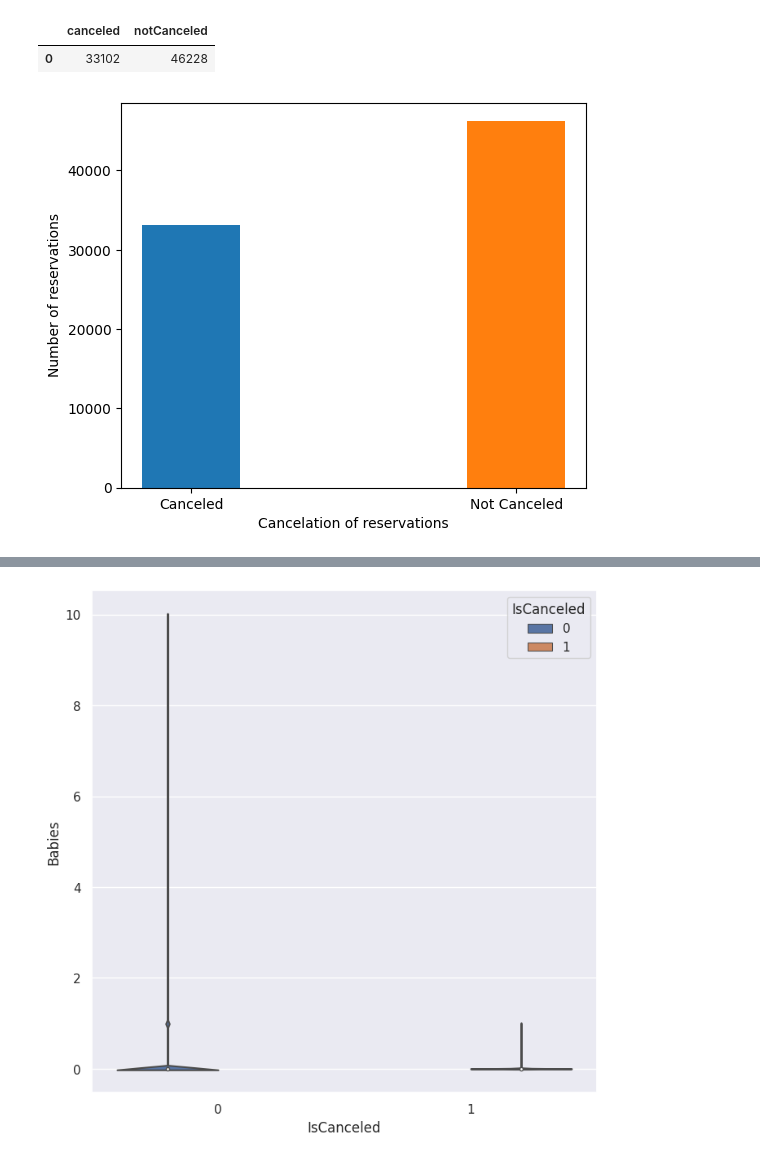
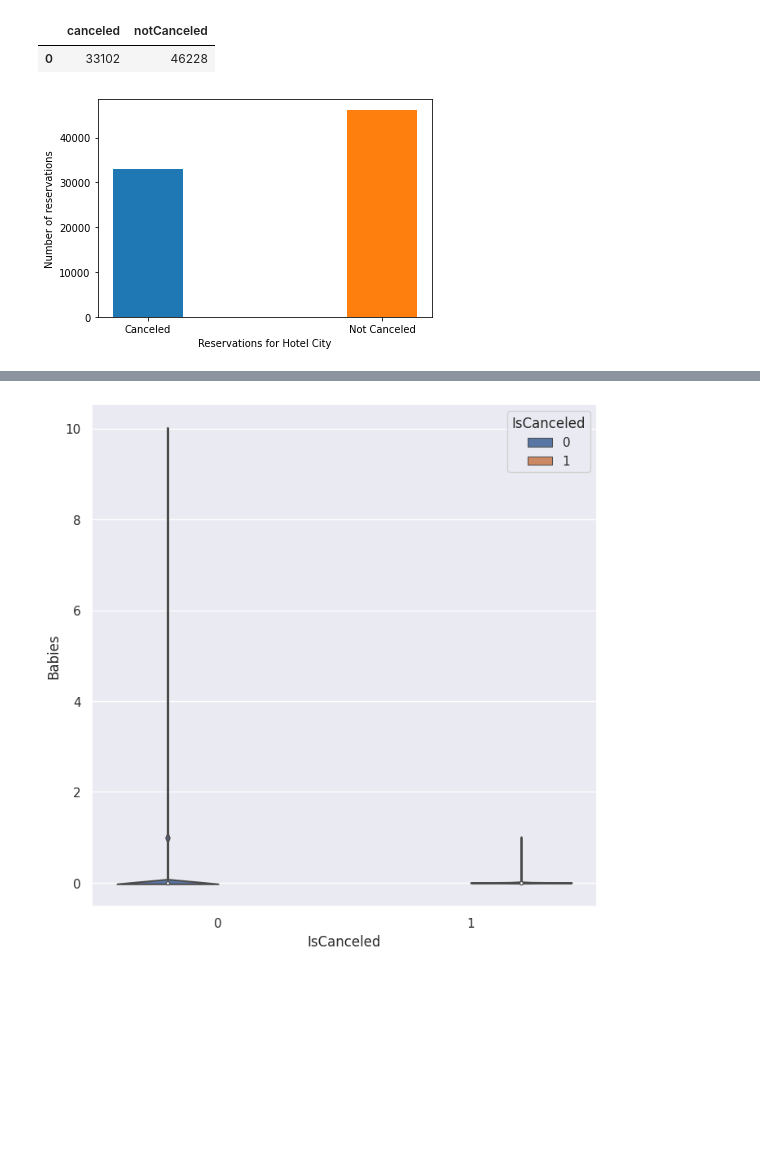
Before and after one commit to vanda1345/master, a Jupyter notebook: jupyter_sqlite/sqlite_hb_cv.ipynb, the cells around one changed output, grey strips where cells are left out. Cells and saved outputs as stored; diff of their text form; code cells hidden in the pictures; blank space fills up the shorter version.

```diff
--- a/jupyter_sqlite/sqlite_hb_cv.ipynb
+++ b/jupyter_sqlite/sqlite_hb_cv.ipynb
@@ -541,14 +543,14 @@ cancelations
 # %%
 plt.rcParams.update(plt.rcParamsDefault)
 # %%
-plt.figure(figsize=(6, 5))
+#plt.figure(figsize=(6, 5))
 plt.bar('Canceled', cancelations.canceled, width=0.3)
 plt.bar('Not Canceled', cancelations.notCanceled, width=0.3)
 plt.ylabel('Number of reservations')
-plt.xlabel('Cancelation of reservations')
+plt.xlabel('Reservations for Hotel City')
 plt.show()
 # %% [output]
-[figure, old version]
+[figure, new version]
 # %%
 #Columns: Meal, ReservedRoomType, AssignedRoomType, DepositType, CustomerType, ReservationStatus, DistributionChannel, MarketSegment - need to be changed to integer columns as scikit is used only with integers with LabelEncoder
 
```
Also changed, not shown: parts of 27 cells of this notebook, 6 other files.
